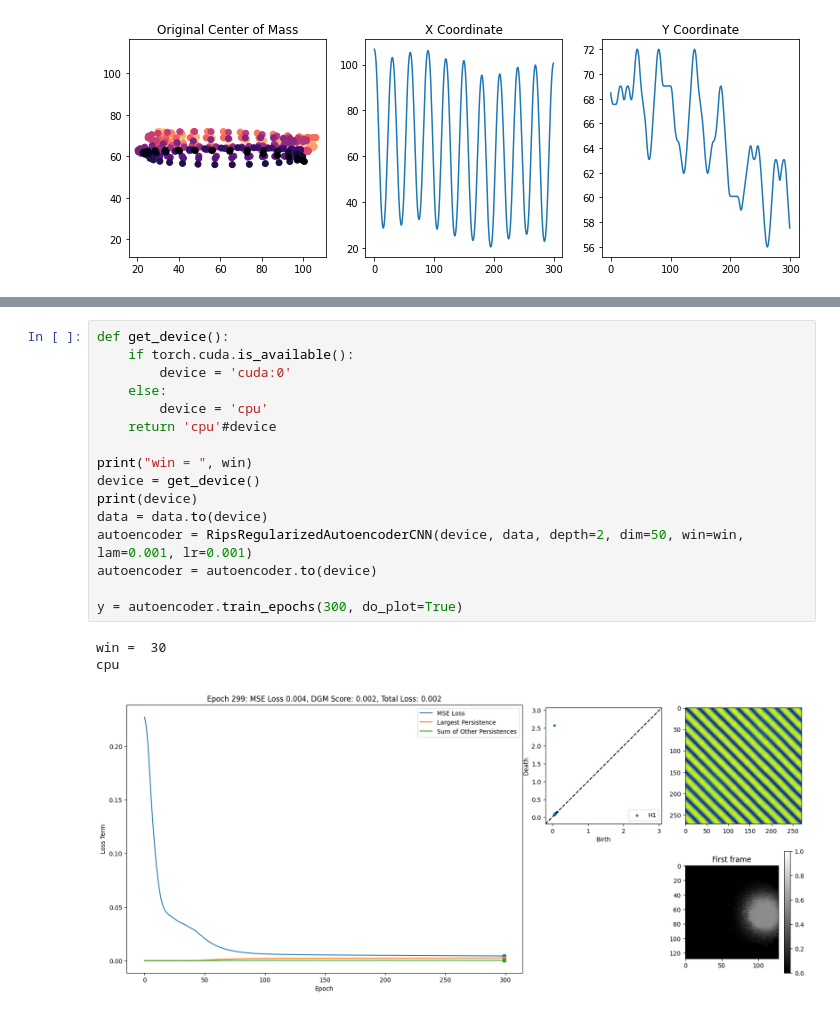
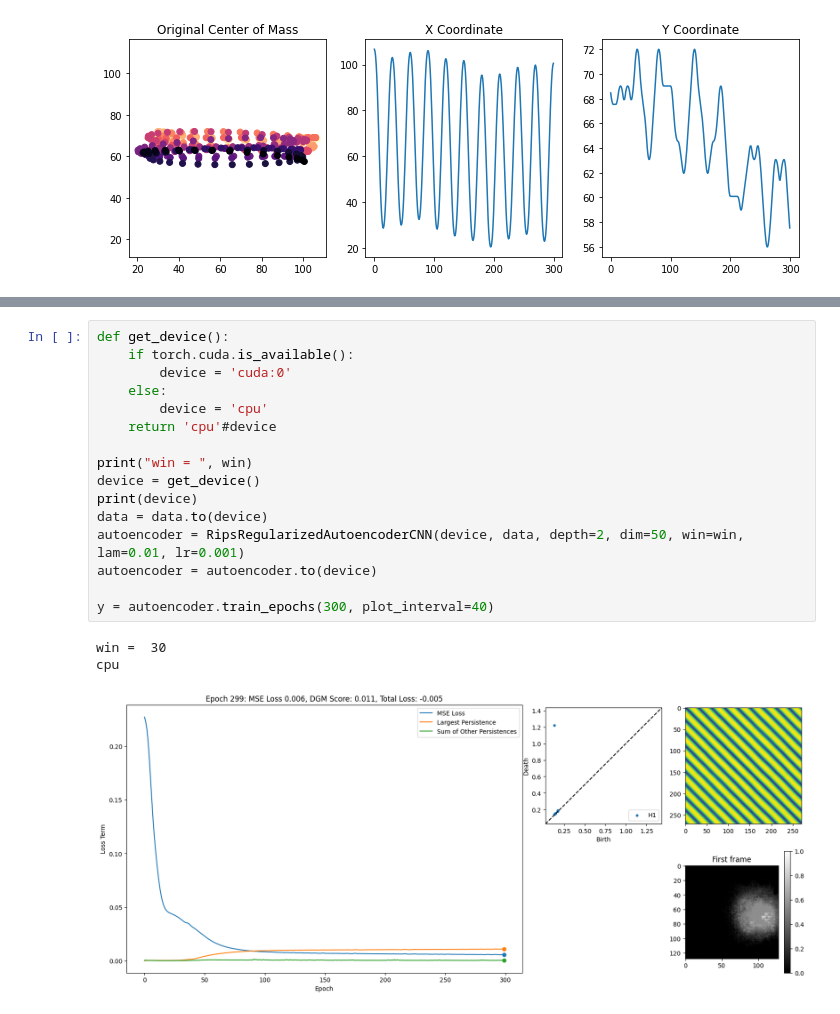
Before and after one commit to ctralie/deepcycles, a Jupyter notebook: DetrendingBlob.ipynb, the cells around one changed output, grey strips where cells are left out. Cells and saved outputs as stored; diff of their text form.

```diff
--- a/DetrendingBlob.ipynb
+++ b/DetrendingBlob.ipynb
@@ -81,23 +81,23 @@ Text(0.5, 1.0, 'Original Persistence Diagram')
 # %%
 def get_device():
     if torch.cuda.is_available():
         device = 'cuda:0'
     else:
         device = 'cpu'
     return 'cpu'#device
 
 print("win = ", win)
 device = get_device()
 print(device)
 data = data.to(device)
-autoencoder = RipsRegularizedAutoencoderCNN(device, data, depth=2, dim=50, win=win, lam=0.001, lr=0.001)
+autoencoder = RipsRegularizedAutoencoderCNN(device, data, depth=2, dim=50, win=win, lam=0.01, lr=0.001)
 autoencoder = autoencoder.to(device)
 
-y = autoencoder.train_epochs(300, do_plot=True)
+y = autoencoder.train_epochs(300, plot_interval=40)
 # %% [output]
 win =  30
 cpu
-[figure, old version]
+[figure, new version]
 # %%
 res = y.cpu().detach().numpy()
 frames_res = np.moveaxis(res, (2, 3, 0, 1), (0, 1, 3, 2))
```
Also changed, not shown: parts of 2 cells of this notebook, 3 other files.
